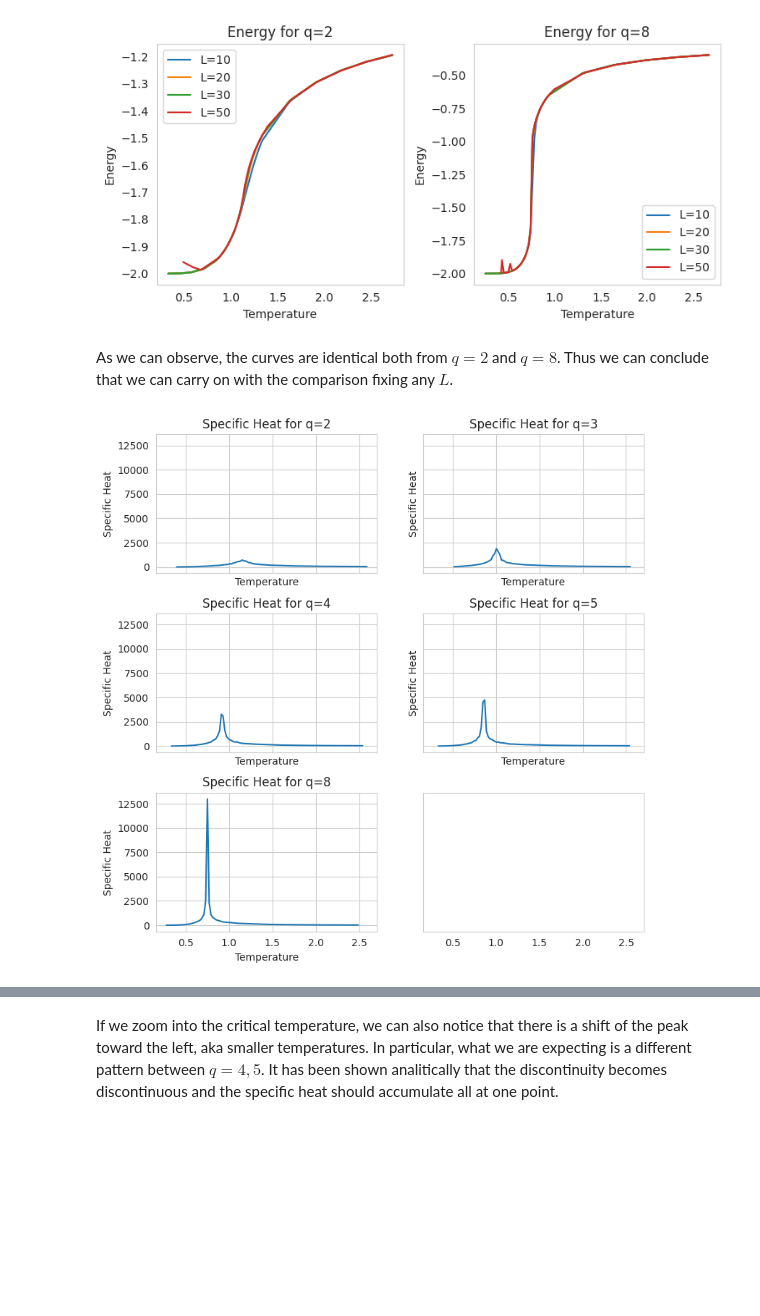
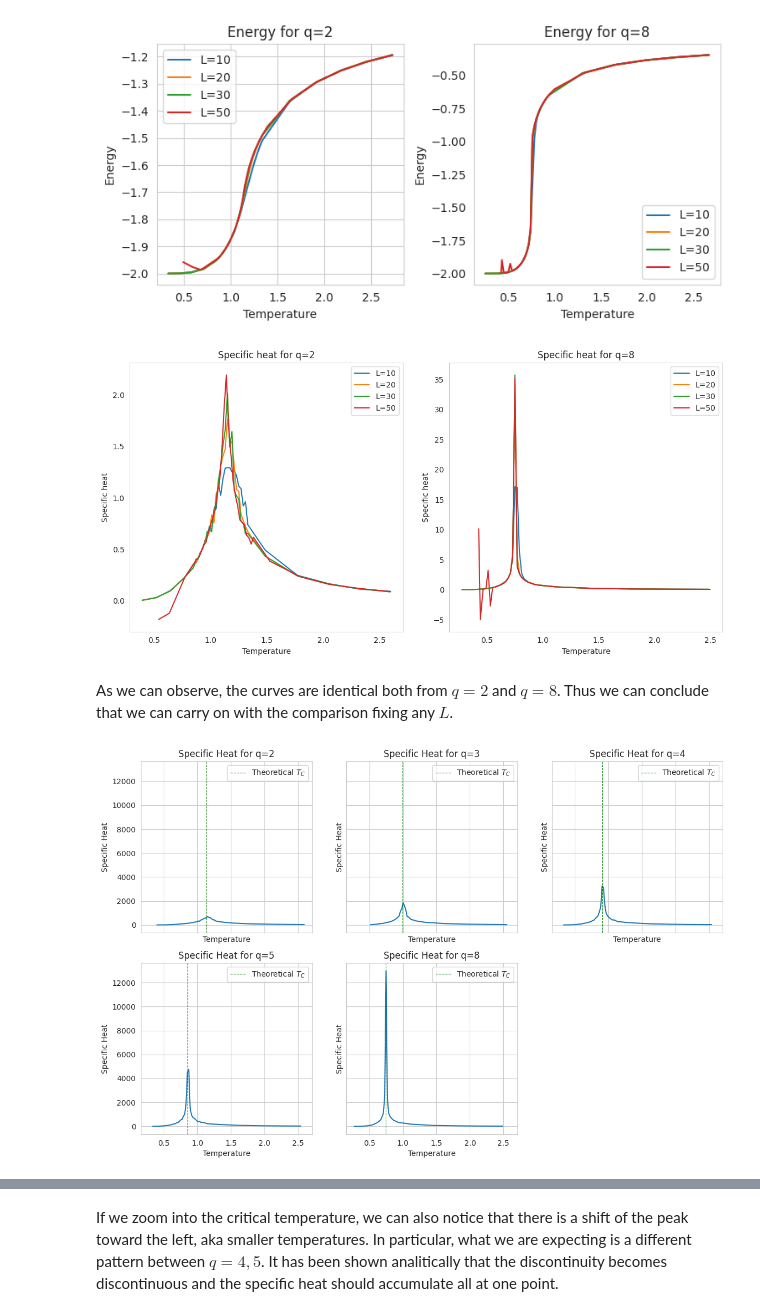
Before and after one commit to DarioFi/Potts-model-phase-transitions, a Jupyter notebook: dario.ipynb, the cells around one changed output, grey strips where cells are left out. Saved outputs shown, nothing was run; the diff lists cells and outputs as text; code cells hidden in the pictures; blank space fills up the shorter version.

```diff
--- a/dario.ipynb
+++ b/dario.ipynb
@@ -369,26 +369,49 @@ for i, q in enumerate(q_1):
     ax[i].set_xlabel("Temperature")
     ax[i].set_ylabel("Energy")
     ax[i].set_title(f"Energy for q={q}")
-    ax[i].grid()
+
+plt.grid()
 # %% [output]
 [figure]
+# %%
+# do the same as the previous cell but with the specific heat
+q_1 = [2, 8]
+fig, ax = plt.subplots(1, 2, figsize=(12, 6))
+fig.tight_layout(pad=3.0)
+for i, q in enumerate(q_1):
+    for L in Ls:
+        ax[i].plot(exps[q, L].spec_heat_temps , np.array(exps[q, L].spec_heat) / L ** 2, label=f"L={L}")
+
+    ax[i].legend()
+    ax[i].set_xlabel("Temperature")
+    ax[i].set_ylabel("Specific heat")
+    ax[i].set_title(f"Specific heat for q={q}")
+    # ax[i].grid()
+
+plt.grid()
+# %% [output]
+[figure, added]
 # %% [markdown]
 As we can observe, the curves are identical both from $q=2$ and $q=8$. Thus we can conclude that we can carry on with the comparison fixing any $L$.
 # %%
 # plot the specific heat the same way for all the qs in a grid setting L constant to 50
 L = 20
-fig, ax = plt.subplots(3, 2, figsize=(8, 8), sharey=True, sharex=True)
+fig, ax = plt.subplots(2, 3, figsize=(12, 8), sharey=True, sharex=True)
 fig.tight_layout(pad=3.0)
 for i, q in enumerate(qs):
-    ax[i // 2, i % 2].plot(exps[q, L].spec_heat_temps, exps[q, L].spec_heat, label=f"L={L}")
+    ax_current = ax[i // 3, i % 3]
+    ax_current.plot(exps[q, L].spec_heat_temps, exps[q, L].spec_heat)
+
+    ax_current.axvline(critical_Temperature(q), color="green", linestyle="--", label=r"Theoretical $T_C$", linewidth=.8)
 
     # ax[i // 2, i % 2].legend()
-    ax[i // 2, i % 2].set_xlabel("Temperature")
-    ax[i // 2, i % 2].set_ylabel("Specific Heat")
-    ax[i // 2, i % 2].set_title(f"Specific Heat for q={q}")
+    ax_current.set_xlabel("Temperature")
+    ax_current.set_ylabel("Specific Heat")
+    ax_current.set_title(f"Specific Heat for q={q}")
+    ax_current.legend()
 
 plt.grid()
-plt.show()
+fig.delaxes(ax[1,2])
 # %% [output]
-[figure, old version]
+[figure, new version]
 # %% [markdown]
```
Also changed, not shown: parts of 5 cells of this notebook.
